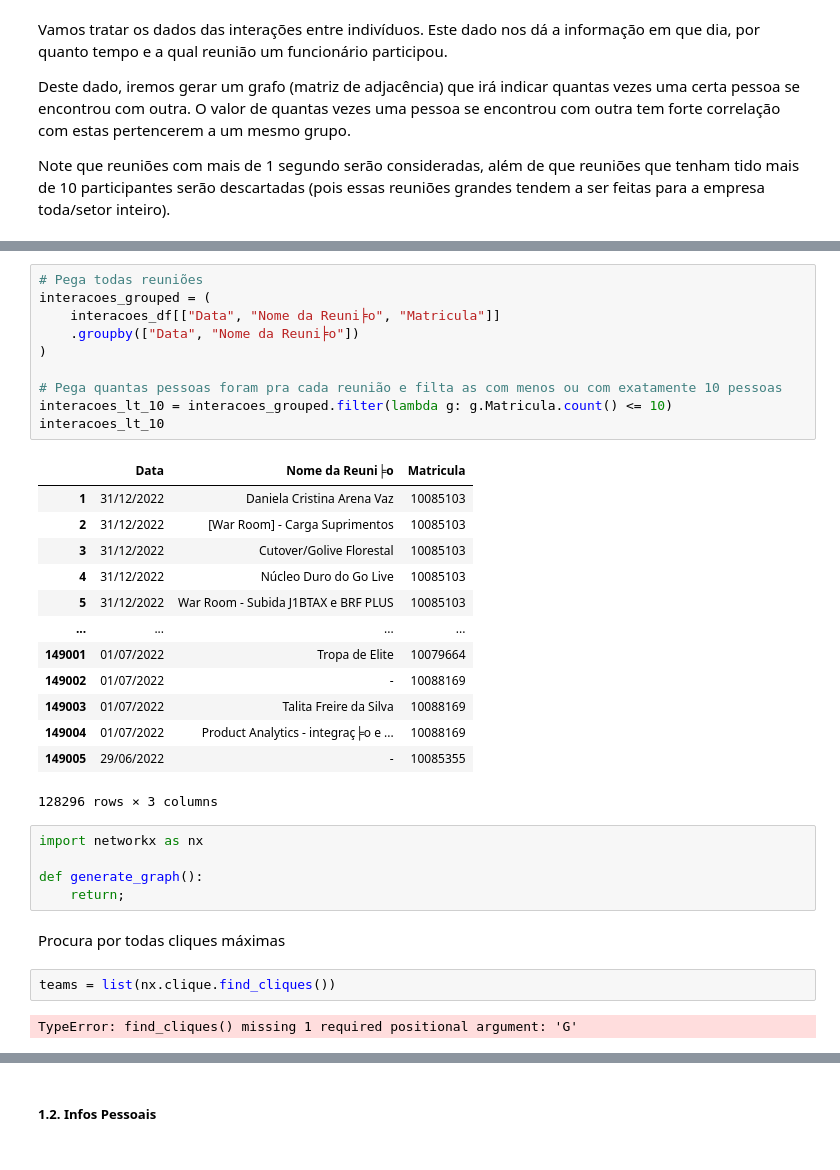
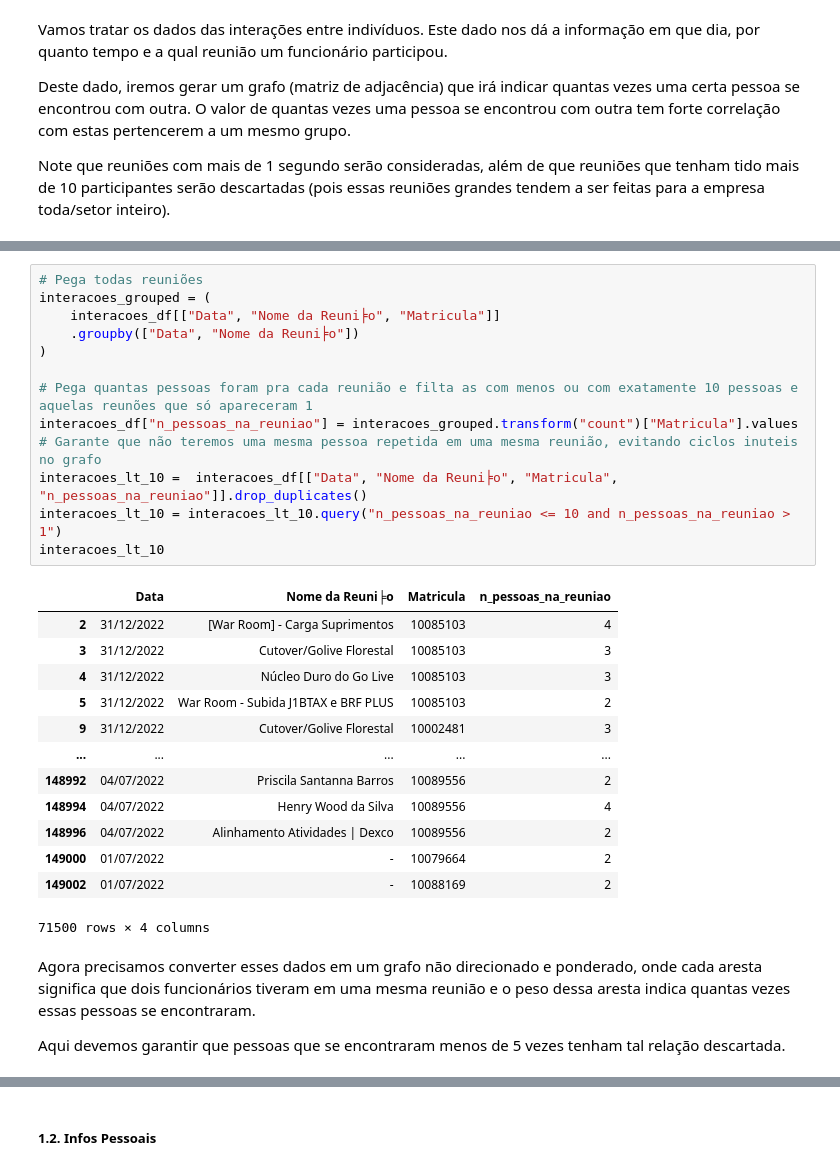
Before and after one commit to vinciusb/TP3-ML, a Jupyter notebook: tp.ipynb, the cells around one changed output, grey strips where cells are left out. Drawn from its saved outputs; the diff is of its cells as text.

Commit message:
Implemented graph conversion from data frame

```diff
--- a/tp.ipynb
+++ b/tp.ipynb
@@ -41,35 +48,31 @@ None
 # %%
 # Pega todas reuniões
 interacoes_grouped = (
     interacoes_df[["Data", "Nome da Reuni╞o", "Matricula"]]
     .groupby(["Data", "Nome da Reuni╞o"])
 )
 
-# Pega quantas pessoas foram pra cada reunião e filta as com menos ou com exatamente 10 pessoas
-interacoes_lt_10 = interacoes_grouped.filter(lambda g: g.Matricula.count() <= 10)
+# Pega quantas pessoas foram pra cada reunião e filta as com menos ou com exatamente 10 pessoas e aquelas reunões que só apareceram 1
+interacoes_df["n_pessoas_na_reuniao"] = interacoes_grouped.transform("count")["Matricula"].values
+# Garante que não teremos uma mesma pessoa repetida em uma mesma reunião, evitando ciclos inuteis no grafo
+interacoes_lt_10 =  interacoes_df[["Data", "Nome da Reuni╞o", "Matricula", "n_pessoas_na_reuniao"]].drop_duplicates()
+interacoes_lt_10 = interacoes_lt_10.query("n_pessoas_na_reuniao <= 10 and n_pessoas_na_reuniao > 1")
 interacoes_lt_10
 # %% [output]
-|  | Data | Nome da Reuni╞o | Matricula |
-| 1 | 31/12/2022 | Daniela Cristina Arena Vaz | 10085103 |
-| 2 | 31/12/2022 | [War Room] - Carga Suprimentos | 10085103 |
-| 3 | 31/12/2022 | Cutover/Golive Florestal | 10085103 |
-| 4 | 31/12/2022 | Núcleo Duro do Go Live | 10085103 |
-| 5 | 31/12/2022 | War Room - Subida J1BTAX e BRF PLUS | 10085103 |
-| ... | ... | ... | ... |
-| 149001 | 01/07/2022 | Tropa de Elite | 10079664 |
-| 149002 | 01/07/2022 | - | 10088169 |
-| 149003 | 01/07/2022 | Talita Freire da Silva | 10088169 |
-| 149004 | 01/07/2022 | Product Analytics - integraç╞o e ... | 10088169 |
-| 149005 | 29/06/2022 | - | 10085355 |
+|  | Data | Nome da Reuni╞o | Matricula | n_pessoas_na_reuniao |
+| 2 | 31/12/2022 | [War Room] - Carga Suprimentos | 10085103 | 4 |
+| 3 | 31/12/2022 | Cutover/Golive Florestal | 10085103 | 3 |
+| 4 | 31/12/2022 | Núcleo Duro do Go Live | 10085103 | 3 |
+| 5 | 31/12/2022 | War Room - Subida J1BTAX e BRF PLUS | 10085103 | 2 |
+| 9 | 31/12/2022 | Cutover/Golive Florestal | 10002481 | 3 |
+| ... | ... | ... | ... | ... |
+| 148992 | 04/07/2022 | Priscila Santanna Barros | 10089556 | 2 |
+| 148994 | 04/07/2022 | Henry Wood da Silva | 10089556 | 4 |
+| 148996 | 04/07/2022 | Alinhamento Atividades | Dexco | 10089556 | 2 |
+| 149000 | 01/07/2022 | - | 10079664 | 2 |
+| 149002 | 01/07/2022 | - | 10088169 | 2 |
-128296 rows × 3 columns
+71500 rows × 4 columns
-# %%
-import networkx as nx
-
-def generate_graph():
-    return;
-# %% [markdown]
-Procura por todas cliques máximas
-# %%
-teams = list(nx.clique.find_cliques())
-# %% [output]
-TypeError: find_cliques() missing 1 required positional argument: 'G'
+# %% [markdown]
+Agora precisamos converter esses dados em um grafo não direcionado e ponderado, onde cada aresta significa que dois funcionários tiveram em uma mesma reunião e o peso dessa aresta indica quantas vezes essas pessoas se encontraram.
+
+Aqui devemos garantir que pessoas que se encontraram menos de 5 vezes tenham tal relação descartada.
```
Also changed, not shown: parts of 9 cells of this notebook.
